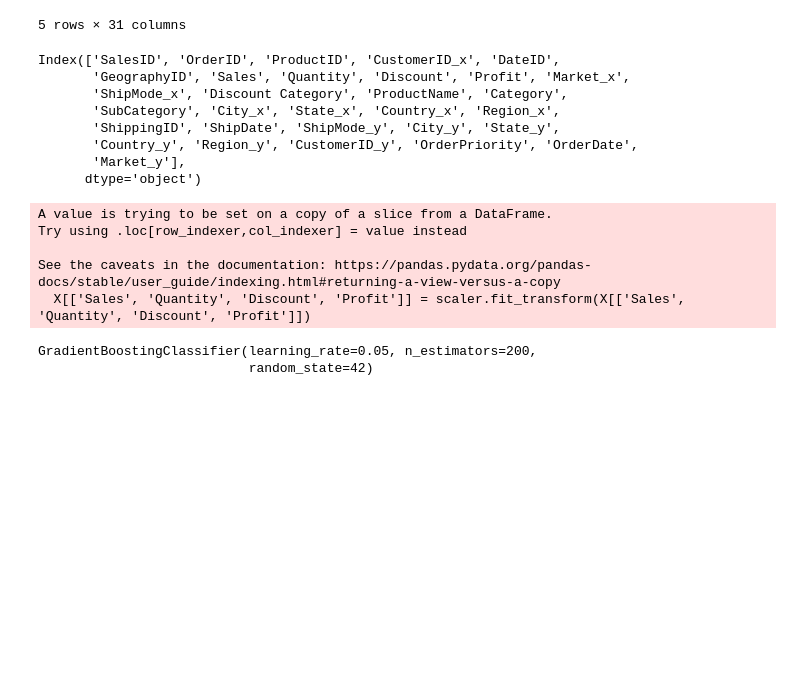
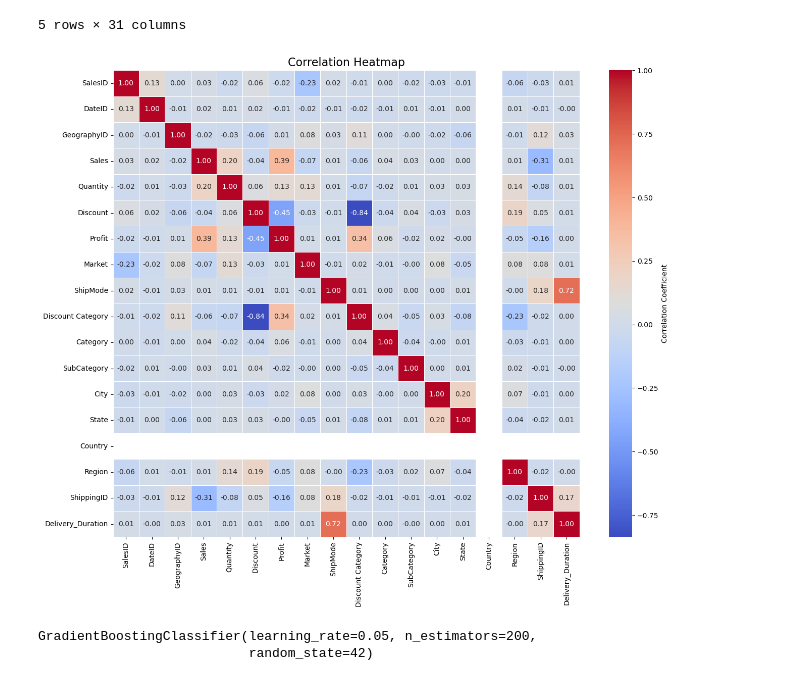
Before and after one commit to hirpej/Final-Project-DA, a Jupyter notebook: ml.ipynb, the cells around one changed output. Saved outputs shown, nothing was run; the diff lists cells and outputs as text; code cells hidden in the pictures; blank space fills up the shorter version.

```diff
--- a/ml.ipynb
+++ b/ml.ipynb
@@ -465,21 +467,22 @@ merged.head()
 | 3 | 2167 | CA-2011-136567 | OFF-ST-10004337 | PS-19045 | 17 | 105 | 122.48 | 2 | 0.0 | 0.0 | ... |
 | 4 | 5202 | AG-2011-4560 | FUR-DEF-10000572 | EG-3900 | 17 | 805 | 103.92 | 2 | 0.0 | 0.0 | ... |
 5 rows × 31 columns
-# %%
-print(merged.columns)
-# %% [output]
-Index(['SalesID', 'OrderID', 'ProductID', 'CustomerID_x', 'DateID',
-       'GeographyID', 'Sales', 'Quantity', 'Discount', 'Profit', 'Market_x',
-       'ShipMode_x', 'Discount Category', 'ProductName', 'Category',
-       'SubCategory', 'City_x', 'State_x', 'Country_x', 'Region_x',
-       'ShippingID', 'ShipDate', 'ShipMode_y', 'City_y', 'State_y',
-       'Country_y', 'Region_y', 'CustomerID_y', 'OrderPriority', 'OrderDate',
-       'Market_y'],
-      dtype='object')
+# %%
+# Remove columns using the 'columns' parameter
+merged = merged.drop(columns=['ShipMode_y', 'City_y', 'State_y', 'Country_y', 'Region_y', 'CustomerID_y', 'Market_y'])
+merged.rename(columns={
+    'Market_x': 'Market',
+    'ShipMode_x': 'ShipMode',
+    'City_x':'City',
+    'State_x':'State',
+    'Country_x' : 'Country',
+    'Region_x' : 'Region'
+
+}, inplace=True)
 # %%
 # Label Encoding for categorical variables
 label_encoders = {}
-categorical_cols = ['Category', 'SubCategory', 'Market_x', 'Discount Category', 'City_x', 'State_x', 'Country_x', 'Region_x']
+categorical_cols = ['Category', 'SubCategory', 'Market', 'Discount Category', 'City', 'State', 'Country', 'Region']
 for col in categorical_cols:
     le = LabelEncoder()
     merged[col] = le.fit_transform(merged[col])
@@ -487,9 +490,18 @@ for col in categorical_cols:
 # %%
 # One-Hot Encoding for Ship Mode (Target Variable)
 le_shipmode = LabelEncoder()
-merged['ShipMode'] = le_shipmode.fit_transform(df_merged['ShipMode'])
+merged['ShipMode'] = le_shipmode.fit_transform(merged['ShipMode'])
 # %%
 merged['Delivery_Duration'] = (pd.to_datetime(merged['ShipDate']) - pd.to_datetime(merged['OrderDate'])).dt.days
+# %%
+# Compute correlation matrix for numeric columns
+corr = merged.select_dtypes(include=[np.number]).corr()
+plt.figure(figsize=(15, 12))
+sns.heatmap(corr, annot=True, cmap='coolwarm', linewidths=0.5, fmt='.2f', cbar_kws={'label': 'Correlation Coefficient'}, square=True)
+plt.title('Correlation Heatmap', fontsize=16)
+plt.show()
+# %% [output]
+[figure, added]
 # %%
 # Selecting features and target variable
 features = ['Sales', 'Quantity', 'Discount', 'Profit', 'Category', 'SubCategory',
@@ -499,13 +511,8 @@ y = merged['ShipMode_x']
 # %%
 # Standardizing numerical features
+numeric_cols = X.select_dtypes(include=[np.number]).columns
 scaler = StandardScaler()
-X[['Sales', 'Quantity', 'Discount', 'Profit']] = scaler.fit_transform(X[['Sales', 'Quantity', 'Discount', 'Profit']])
+X[numeric_cols] = scaler.fit_transform(X[numeric_cols])
-# %% [output]
-A value is trying to be set on a copy of a slice from a DataFrame.
-Try using .loc[row_indexer,col_indexer] = value instead
-
-See the caveats in the documentation: https://pandas.pydata.org/pandas-docs/stable/user_guide/indexing.html#returning-a-view-versus-a-copy
-  X[['Sales', 'Quantity', 'Discount', 'Profit']] = scaler.fit_transform(X[['Sales', 'Quantity', 'Discount', 'Profit']])
 # %%
 # Handling imbalanced data using SMOTE
 smote = SMOTE(random_state=42)
```
Also changed, not shown: parts of 4 cells of this notebook.
